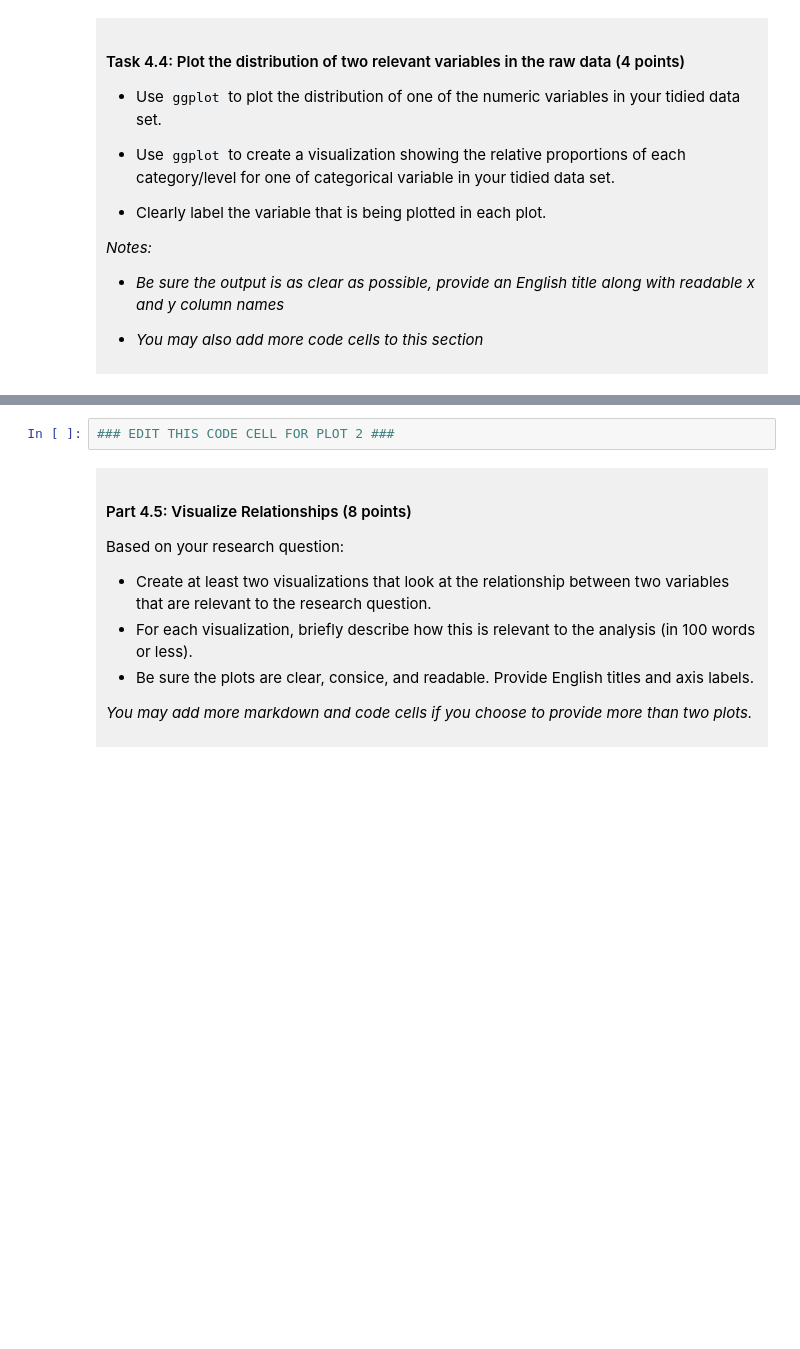
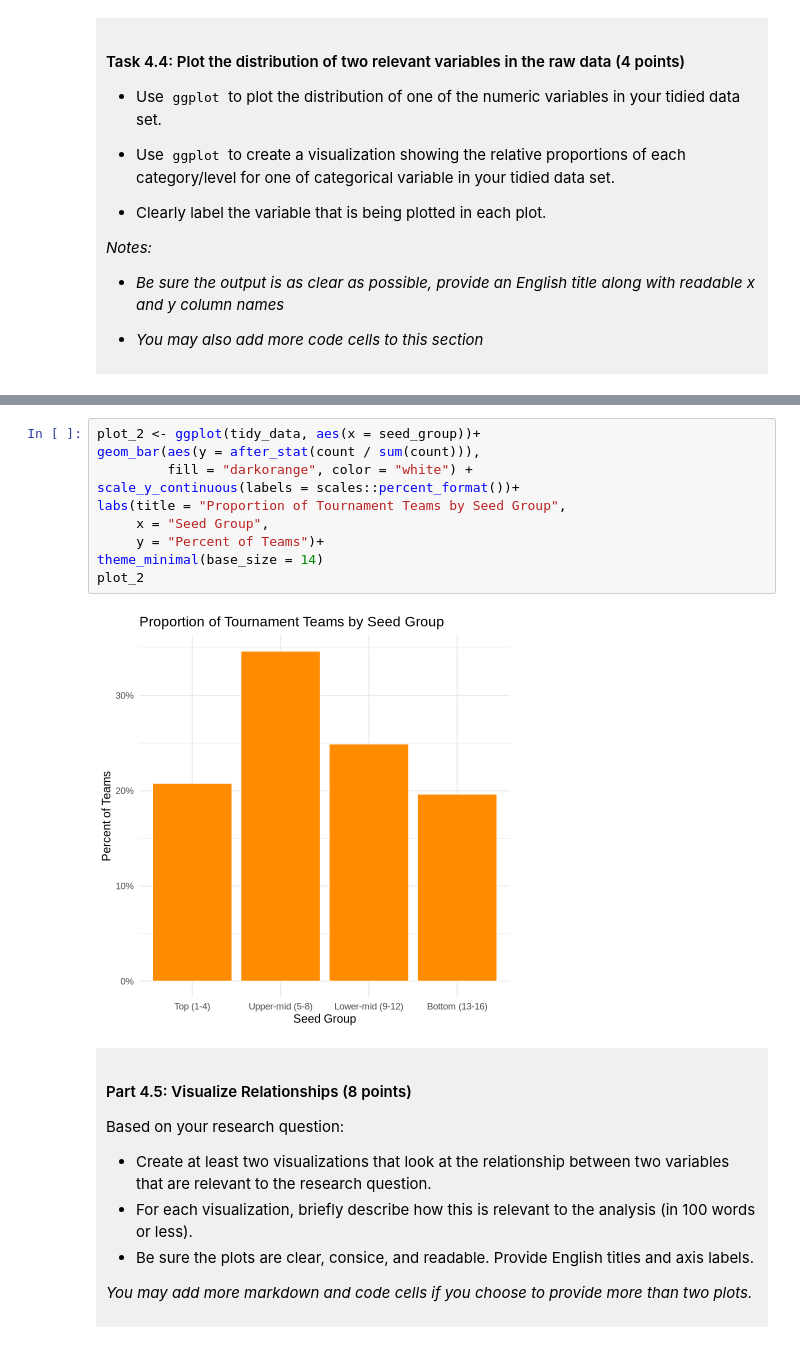
Before and after one commit to lazylola33/dsci-100-project-sophia-estrada, a Jupyter notebook: dsci-100-project-notebook.ipynb, the cells around one changed output, grey strips where cells are left out. Saved outputs shown, nothing was run; the diff lists cells and outputs as text; blank space fills up the shorter version.

```diff
--- a/dsci-100-project-notebook.ipynb
+++ b/dsci-100-project-notebook.ipynb
@@ -317,5 +375,15 @@ You will refine your research question (if needed) and produce a tidy data set.
 # %%
-### EDIT THIS CODE CELL FOR PLOT 2 ###
+plot_2 <- ggplot(tidy_data, aes(x = seed_group))+
+geom_bar(aes(y = after_stat(count / sum(count))),
+         fill = "darkorange", color = "white") +
+scale_y_continuous(labels = scales::percent_format())+
+labs(title = "Proportion of Tournament Teams by Seed Group",
+     x = "Seed Group",
+     y = "Percent of Teams")+
+theme_minimal(base_size = 14)
+plot_2
+# %% [output]
+[figure, added]
 # %% [markdown]
 <div style="background-color: #f0f0f0; padding: 10px;">
 
```
Also changed, not shown: parts of 9 cells of this notebook.
